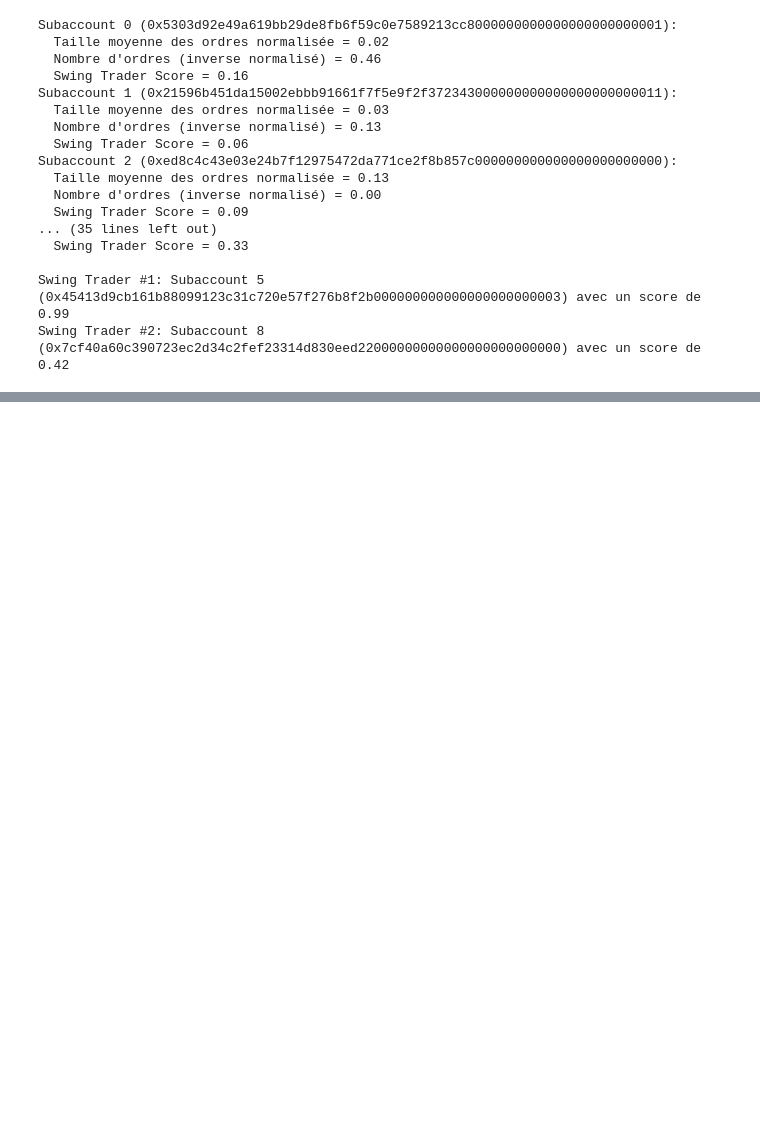
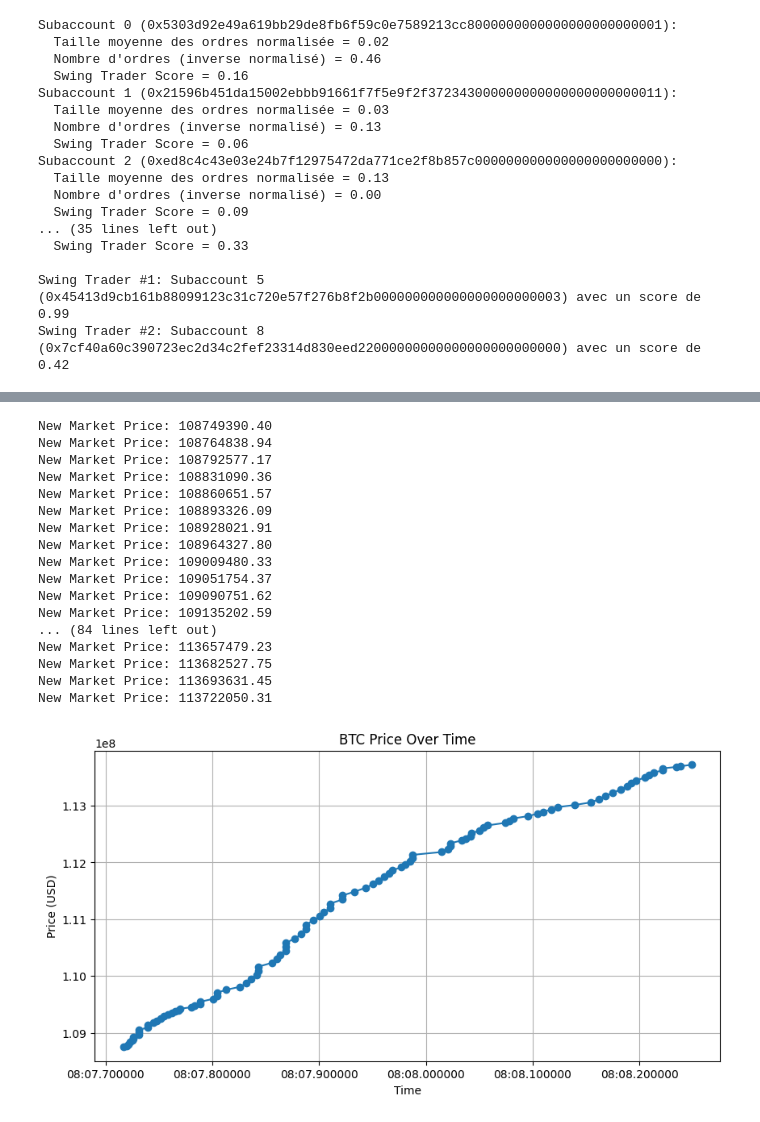
Before and after one commit to Plasmow/perplex_trading, a Jupyter notebook: perplex_project.ipynb, the cells around one changed output, grey strips where cells are left out. Saved outputs shown, nothing was run; the diff lists cells and outputs as text; code cells hidden in the pictures; blank space fills up the shorter version.

Commit message:
adding new orderbooks and plot

```diff
--- a/perplex_project.ipynb
+++ b/perplex_project.ipynb
@@ -544,0 +686,47 @@ Simulation terminée et sauvegardée sous simulated_order_book.csv
+# %%
+# Initialize lists to store prices and timestamps
+prices = []
+timestamps = []
+
+# Simulation over multiple time steps
+for _ in range(100):  # For example, 100 time steps
+
+    for trader in traders:
+        quantity = round(random.uniform(0.01, 2.0), 3)
+        order_type = random.choice(['BUY_PO', 'SELL_PO', 'BUY', 'SELL'])
+        order_book.add_order(trader, order_type, quantity)
+
+    new_price = market.update_price(order_book)
+    prices.append(new_price)
+    timestamps.append(datetime.now())
+
+# Convert timestamps and prices to a DataFrame for plotting
+df_prices = pd.DataFrame({'time': timestamps, 'price': prices})
+
+# Plotting the prices over time
+plt.figure(figsize=(10, 5))
+plt.plot(df_prices['time'], df_prices['price'], marker='o')
+plt.title('BTC Price Over Time')
+plt.xlabel('Time')
+plt.ylabel('Price (USD)')
+plt.grid(True)
+plt.show()
+# %% [output]
+New Market Price: 108749390.40
+New Market Price: 108764838.94
+New Market Price: 108792577.17
+New Market Price: 108831090.36
+New Market Price: 108860651.57
+New Market Price: 108893326.09
+New Market Price: 108928021.91
+New Market Price: 108964327.80
+New Market Price: 109009480.33
+New Market Price: 109051754.37
+New Market Price: 109090751.62
+New Market Price: 109135202.59
+... (84 lines left out)
+New Market Price: 113657479.23
+New Market Price: 113682527.75
+New Market Price: 113693631.45
+New Market Price: 113722050.31
+[figure, added]
```
Also changed, not shown: parts of 5 cells of this notebook.
